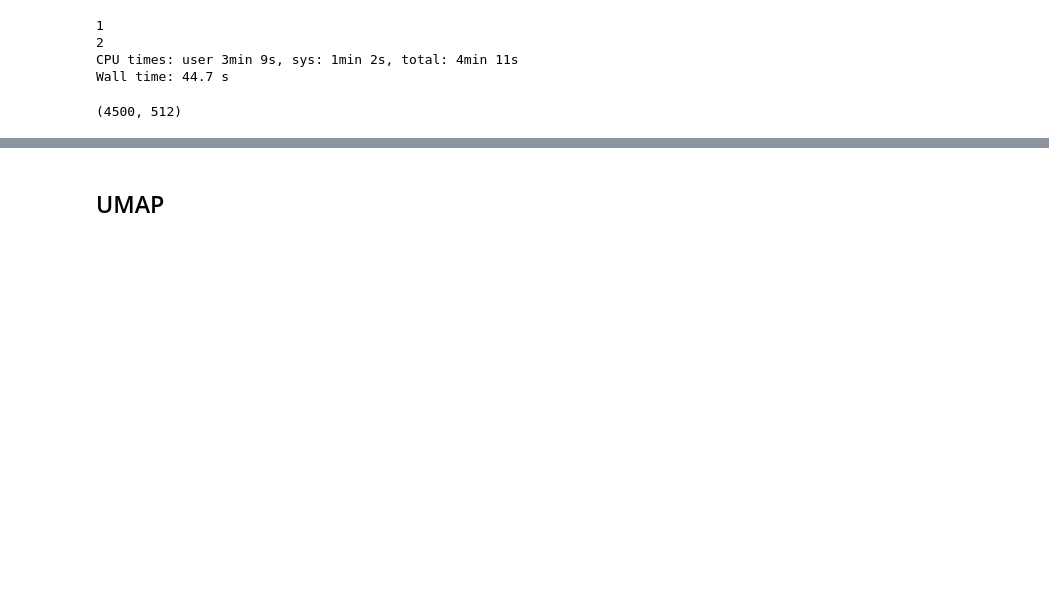
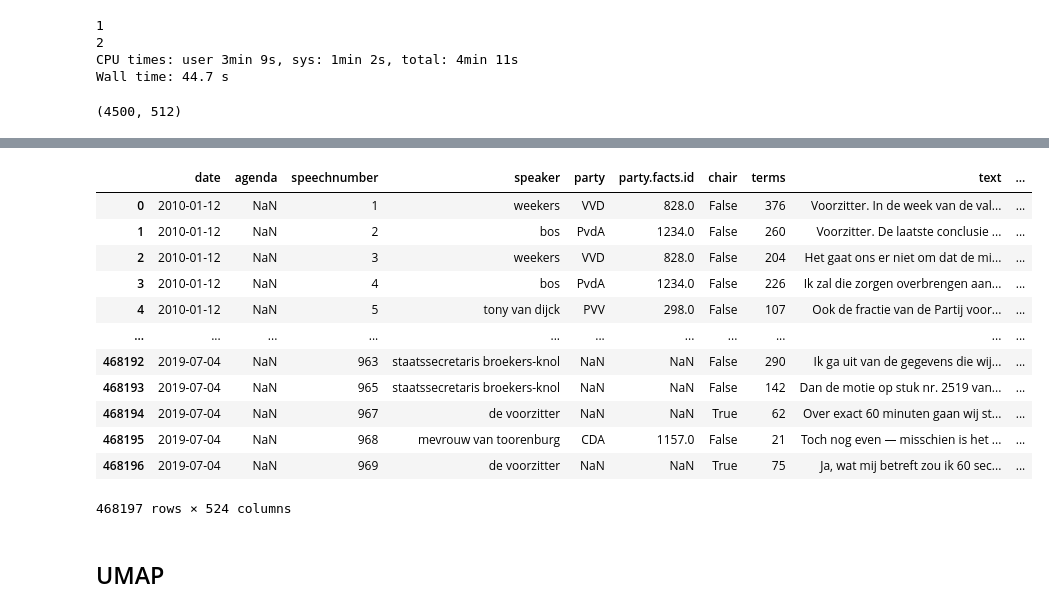
Before and after one commit to longhowlam/kamer_debatten, a Jupyter notebook: tweede_kamer_TF_sentence_model.ipynb, the cells around one changed output, grey strips where cells are left out. Cells and saved outputs as stored; diff of their text form; code cells hidden in the pictures; blank space fills up the shorter version.

Commit message:
import pickle

```diff
--- a/tweede_kamer_TF_sentence_model.ipynb
+++ b/tweede_kamer_TF_sentence_model.ipynb
@@ -157,3 +143,22 @@ sample_2ekm
+# %%
+import pickle
+recente_speeches_met_emb = pickle.load(open("kamer_debatten_recente_speeches_met_emb.pck", "rb"))
+# %%
+recente_speeches_met_emb
+# %% [output]
+|  | date | agenda | speechnumber | speaker | party | party.facts.id | chair | terms | text | ... |
+| 0 | 2010-01-12 | NaN | 1 | weekers | VVD | 828.0 | False | 376 | Voorzitter. In de week van de val... | ... |
+| 1 | 2010-01-12 | NaN | 2 | bos | PvdA | 1234.0 | False | 260 | Voorzitter. De laatste conclusie ... | ... |
+| 2 | 2010-01-12 | NaN | 3 | weekers | VVD | 828.0 | False | 204 | Het gaat ons er niet om dat de mi... | ... |
+| 3 | 2010-01-12 | NaN | 4 | bos | PvdA | 1234.0 | False | 226 | Ik zal die zorgen overbrengen aan... | ... |
+| 4 | 2010-01-12 | NaN | 5 | tony van dijck | PVV | 298.0 | False | 107 | Ook de fractie van de Partij voor... | ... |
+| ... | ... | ... | ... | ... | ... | ... | ... | ... | ... | ... |
+| 468192 | 2019-07-04 | NaN | 963 | staatssecretaris broekers-knol | NaN | NaN | False | 290 | Ik ga uit van de gegevens die wij... | ... |
+| 468193 | 2019-07-04 | NaN | 965 | staatssecretaris broekers-knol | NaN | NaN | False | 142 | Dan de motie op stuk nr. 2519 van... | ... |
+| 468194 | 2019-07-04 | NaN | 967 | de voorzitter | NaN | NaN | True | 62 | Over exact 60 minuten gaan wij st... | ... |
+| 468195 | 2019-07-04 | NaN | 968 | mevrouw van toorenburg | CDA | 1157.0 | False | 21 | Toch nog even — misschien is het ... | ... |
+| 468196 | 2019-07-04 | NaN | 969 | de voorzitter | NaN | NaN | True | 75 | Ja, wat mij betreft zou ik 60 sec... | ... |
+468197 rows × 524 columns
 # %% [markdown]
 ## UMAP
 # %%
```
Also changed, not shown: parts of 9 cells of this notebook.
